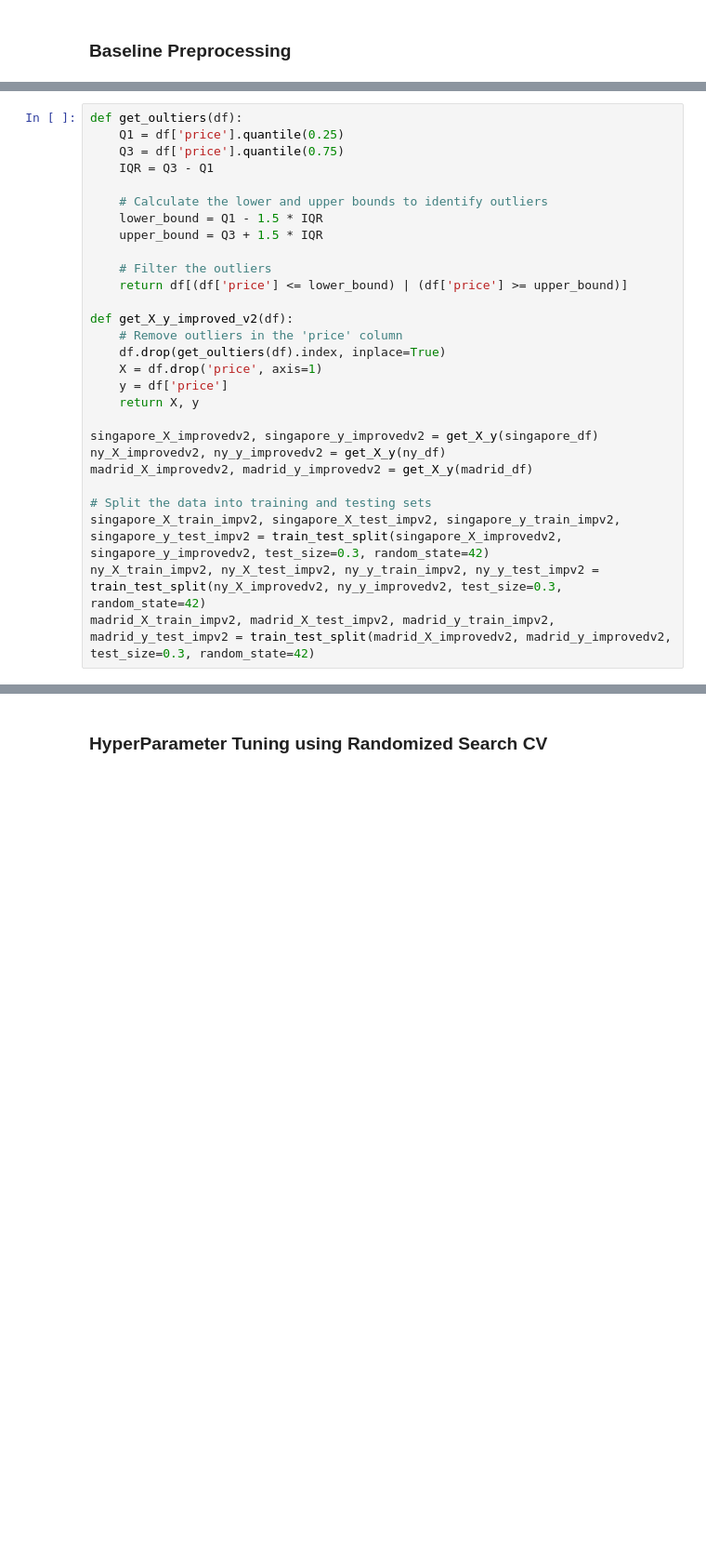
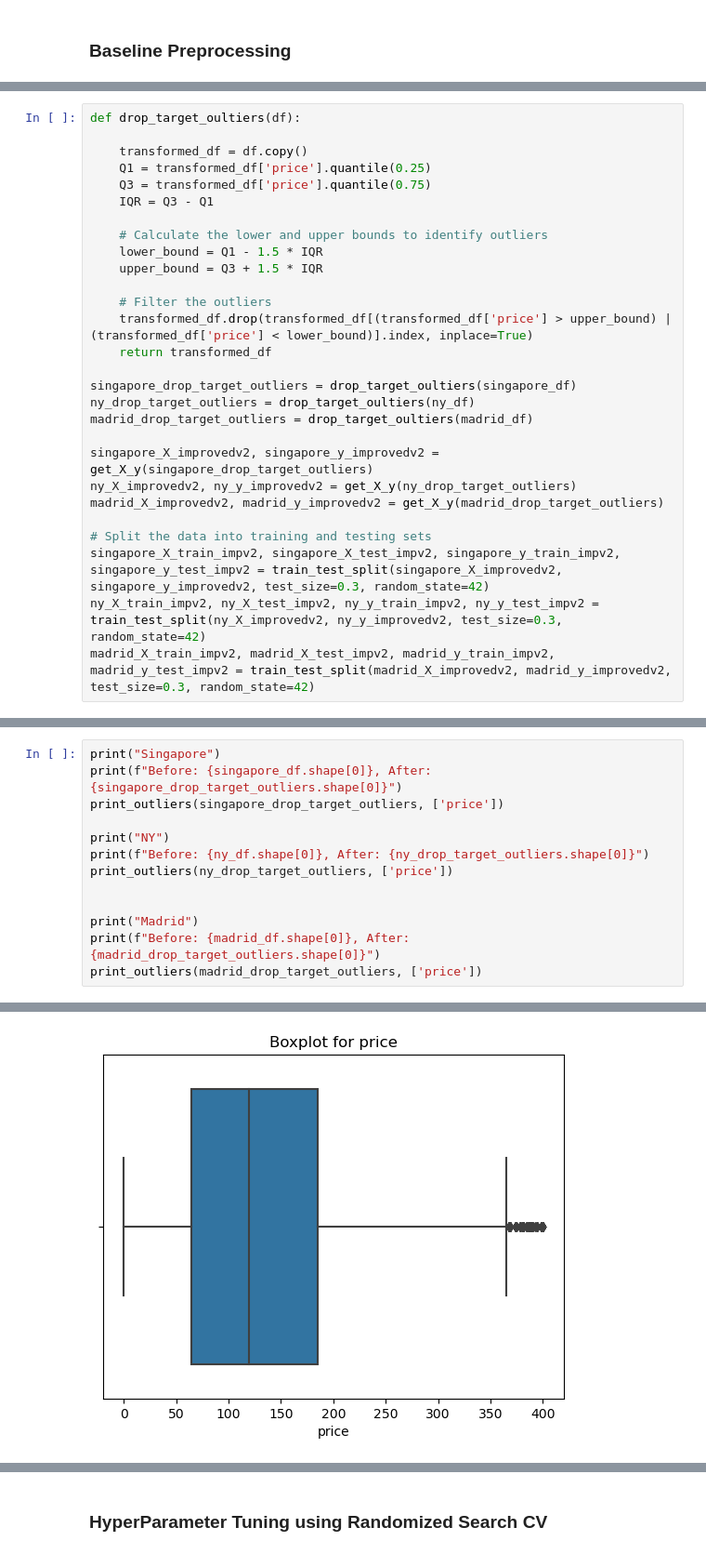
Before and after one commit to devxlag/Comp3608-Project, a Jupyter notebook: main.ipynb, the cells around one changed output, grey strips where cells are left out. Shown at 93% size. Cells and saved outputs as stored; diff of their text form; blank space fills up the shorter version.

```diff
--- a/main.ipynb
+++ b/main.ipynb
@@ -375,7 +415,9 @@ Madrid {'Above Upper Limit Count': 1905, 'Below Lower Limit Count': 0, 'Total Ro
 # %%
-def get_oultiers(df):
-    Q1 = df['price'].quantile(0.25)
-    Q3 = df['price'].quantile(0.75)
+def drop_target_oultiers(df):
+
+    transformed_df = df.copy()
+    Q1 = transformed_df['price'].quantile(0.25)
+    Q3 = transformed_df['price'].quantile(0.75)
     IQR = Q3 - Q1
 
     # Calculate the lower and upper bounds to identify outliers
@@ -383,18 +425,16 @@ def get_oultiers(df):
     upper_bound = Q3 + 1.5 * IQR
 
     # Filter the outliers
-    return df[(df['price'] <= lower_bound) | (df['price'] >= upper_bound)]
+    transformed_df.drop(transformed_df[(transformed_df['price'] > upper_bound) | (transformed_df['price'] < lower_bound)].index, inplace=True)
+    return transformed_df
 
-def get_X_y_improved_v2(df):
-    # Remove outliers in the 'price' column
-    df.drop(get_oultiers(df).index, inplace=True)
-    X = df.drop('price', axis=1)
-    y = df['price']
-    return X, y
+singapore_drop_target_outliers = drop_target_oultiers(singapore_df)
+ny_drop_target_outliers = drop_target_oultiers(ny_df)
+madrid_drop_target_outliers = drop_target_oultiers(madrid_df)
 
-singapore_X_improvedv2, singapore_y_improvedv2 = get_X_y(singapore_df)
-ny_X_improvedv2, ny_y_improvedv2 = get_X_y(ny_df)
-madrid_X_improvedv2, madrid_y_improvedv2 = get_X_y(madrid_df)
+singapore_X_improvedv2, singapore_y_improvedv2 = get_X_y(singapore_drop_target_outliers)
+ny_X_improvedv2, ny_y_improvedv2 = get_X_y(ny_drop_target_outliers)
+madrid_X_improvedv2, madrid_y_improvedv2 = get_X_y(madrid_drop_target_outliers)
 
 # Split the data into training and testing sets
 singapore_X_train_impv2, singapore_X_test_impv2, singapore_y_train_impv2, singapore_y_test_impv2 = train_test_split(singapore_X_improvedv2, singapore_y_improvedv2, test_size=0.3, random_state=42)
@@ -402,0 +445,14 @@ madrid_X_train_impv2, madrid_X_test_impv2, madrid_y_train_impv2, madrid_y_test_i
+# %%
+print("Singapore")
+print(f"Before: {singapore_df.shape[0]}, After: {singapore_drop_target_outliers.shape[0]}")
+print_outliers(singapore_drop_target_outliers, ['price'])
+
+print("NY")
+print(f"Before: {ny_df.shape[0]}, After: {ny_drop_target_outliers.shape[0]}")
+print_outliers(ny_drop_target_outliers, ['price'])
+
+
+print("Madrid")
+print(f"Before: {madrid_df.shape[0]}, After: {madrid_drop_target_outliers.shape[0]}")
+print_outliers(madrid_drop_target_outliers, ['price'])
+# %% [output]
@@ -402,0 +461 @@ madrid_X_train_impv2, madrid_X_test_impv2, madrid_y_train_impv2, madrid_y_test_i
+[figure, added]
```
Also changed, not shown: parts of 51 cells of this notebook, 1 other file.
